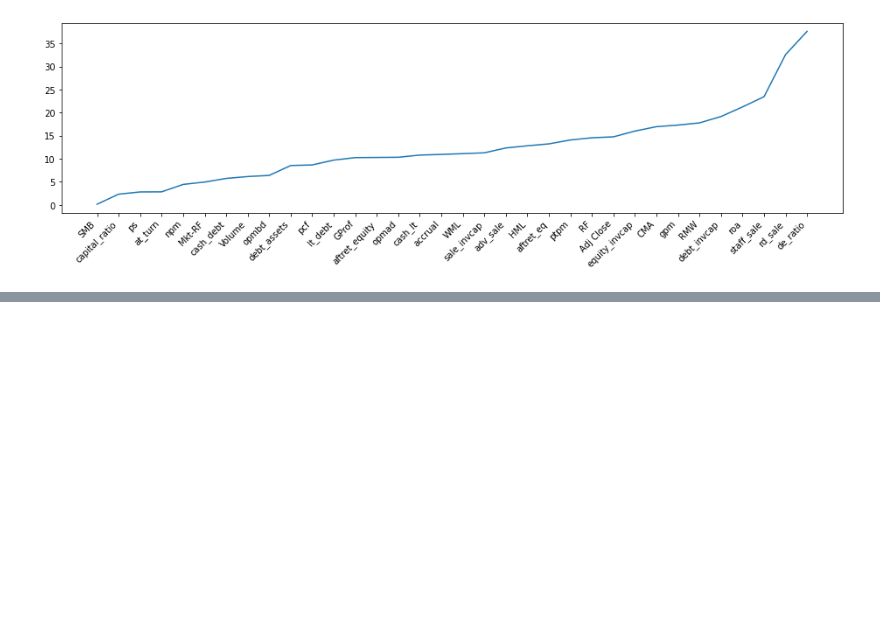
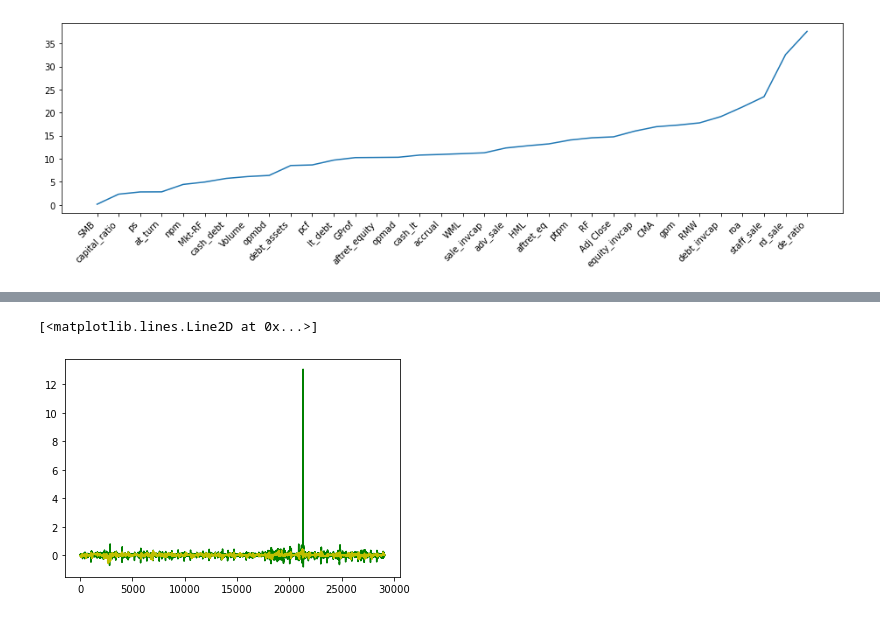
Before and after one commit to tekniktomten/LSTM-for-predicting-returns, a Jupyter notebook: LSTM.ipynb, the cells around one changed output, grey strips where cells are left out. Saved outputs shown, nothing was run; the diff lists cells and outputs as text; code cells hidden in the pictures; blank space fills up the shorter version.

```diff
--- a/LSTM.ipynb
+++ b/LSTM.ipynb
@@ -704,0 +842,7 @@ IndexError: index 38 is out of bounds for axis 0 with size 34
+# %%
+forecast_period = 21
+plt.plot(testY[:, forecast_period-1, 0], c="g")
+plt.plot(pred_test[:, forecast_period-1, 0], c="y")
+# %% [output]
+[<matplotlib.lines.Line2D at 0x...>]
+[figure, added]
```
Also changed, not shown: parts of 8 cells of this notebook.
